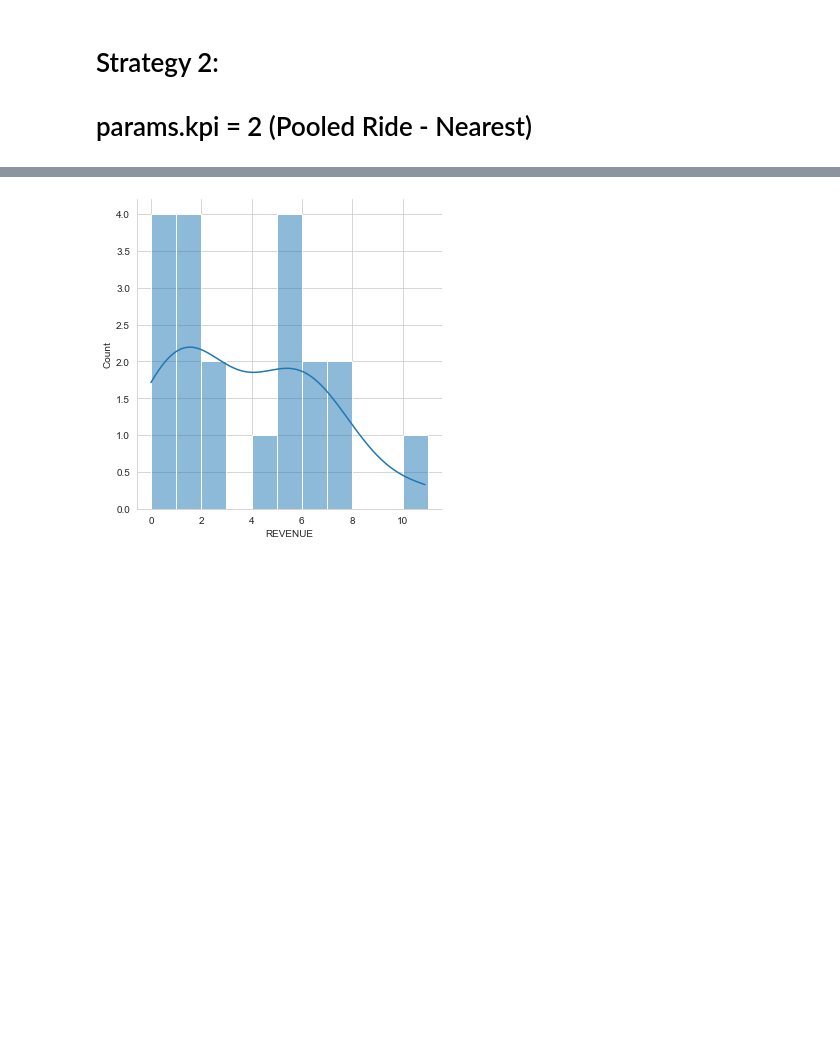
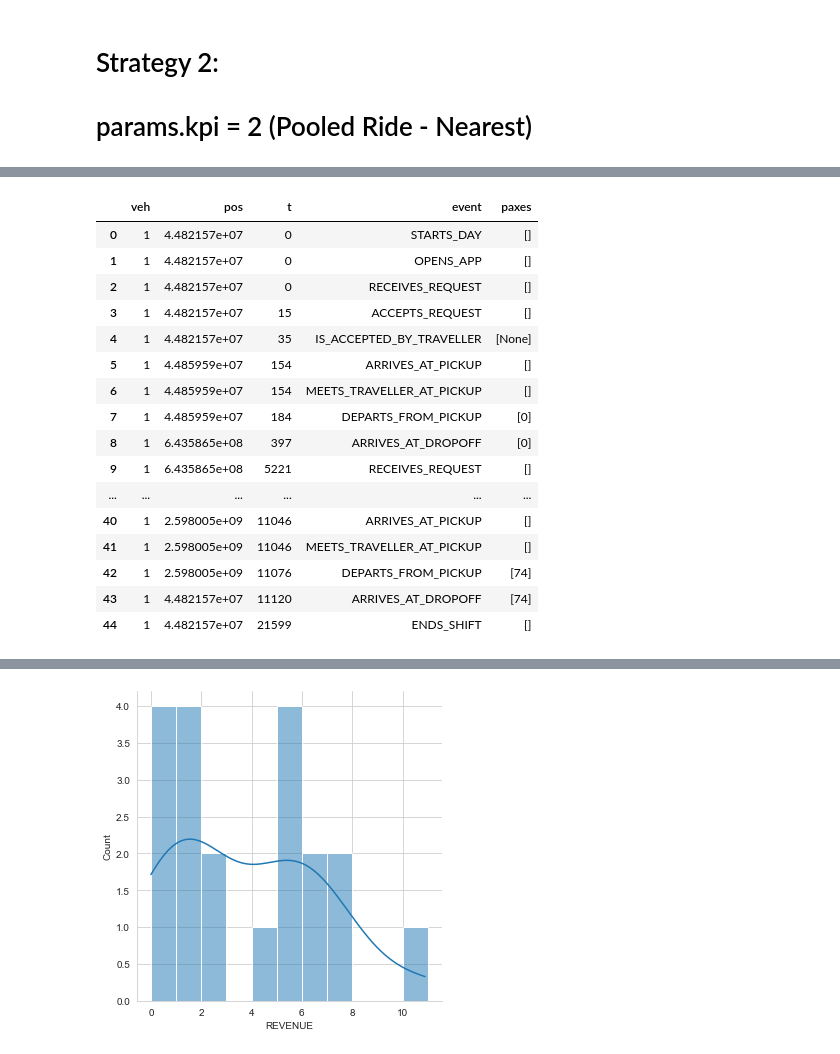
Before and after one commit to Jagiellonian-University/MaaSSim, a Jupyter notebook: docs/tutorials/Delft_Sim.ipynb, the cells around one changed output, grey strips where cells are left out. Cells and saved outputs as stored; diff of their text form; code cells hidden in the pictures; blank space fills up the shorter version.

```diff
--- a/docs/tutorials/Delft_Sim.ipynb
+++ b/docs/tutorials/Delft_Sim.ipynb
@@ -286,3 +287,23 @@ df = sim.res[0].veh_exp
+# %%
+pd.DataFrame(sim.vehs[1].myrides)
+# %% [output]
+|  | veh | pos | t | event | paxes |
+| 0 | 1 | 4.482157e+07 | 0 | STARTS_DAY | [] |
+| 1 | 1 | 4.482157e+07 | 0 | OPENS_APP | [] |
+| 2 | 1 | 4.482157e+07 | 0 | RECEIVES_REQUEST | [] |
+| 3 | 1 | 4.482157e+07 | 15 | ACCEPTS_REQUEST | [] |
+| 4 | 1 | 4.482157e+07 | 35 | IS_ACCEPTED_BY_TRAVELLER | [None] |
+| 5 | 1 | 4.485959e+07 | 154 | ARRIVES_AT_PICKUP | [] |
+| 6 | 1 | 4.485959e+07 | 154 | MEETS_TRAVELLER_AT_PICKUP | [] |
+| 7 | 1 | 4.485959e+07 | 184 | DEPARTS_FROM_PICKUP | [0] |
+| 8 | 1 | 6.435865e+08 | 397 | ARRIVES_AT_DROPOFF | [0] |
+| 9 | 1 | 6.435865e+08 | 5221 | RECEIVES_REQUEST | [] |
+| ... | ... | ... | ... | ... | ... |
+| 40 | 1 | 2.598005e+09 | 11046 | ARRIVES_AT_PICKUP | [] |
+| 41 | 1 | 2.598005e+09 | 11046 | MEETS_TRAVELLER_AT_PICKUP | [] |
+| 42 | 1 | 2.598005e+09 | 11076 | DEPARTS_FROM_PICKUP | [74] |
+| 43 | 1 | 4.482157e+07 | 11120 | ARRIVES_AT_DROPOFF | [74] |
+| 44 | 1 | 4.482157e+07 | 21599 | ENDS_SHIFT | [] |
 # %%
 df
 # %% [output]
```
Also changed, not shown: parts of 13 cells of this notebook, 20 other files.
